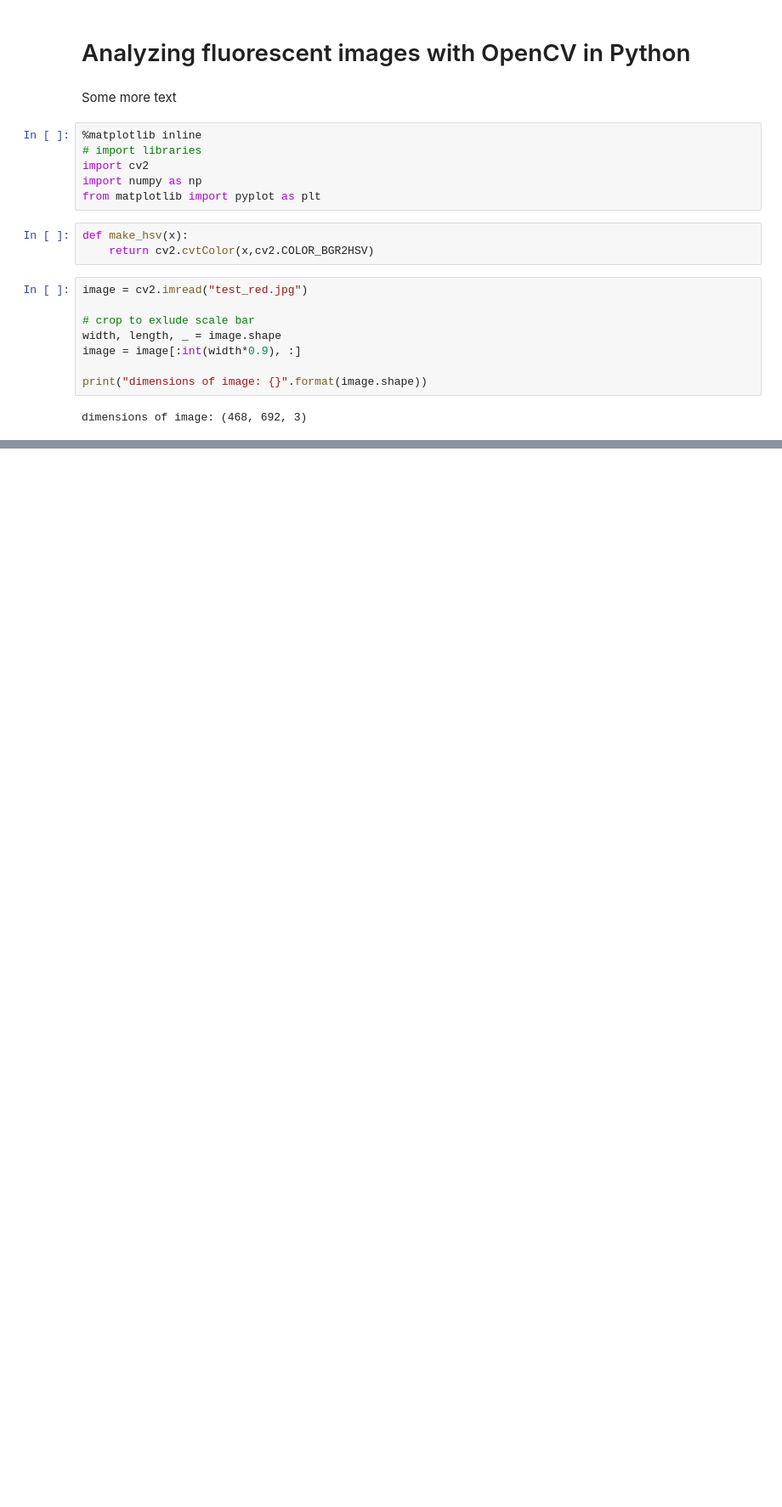
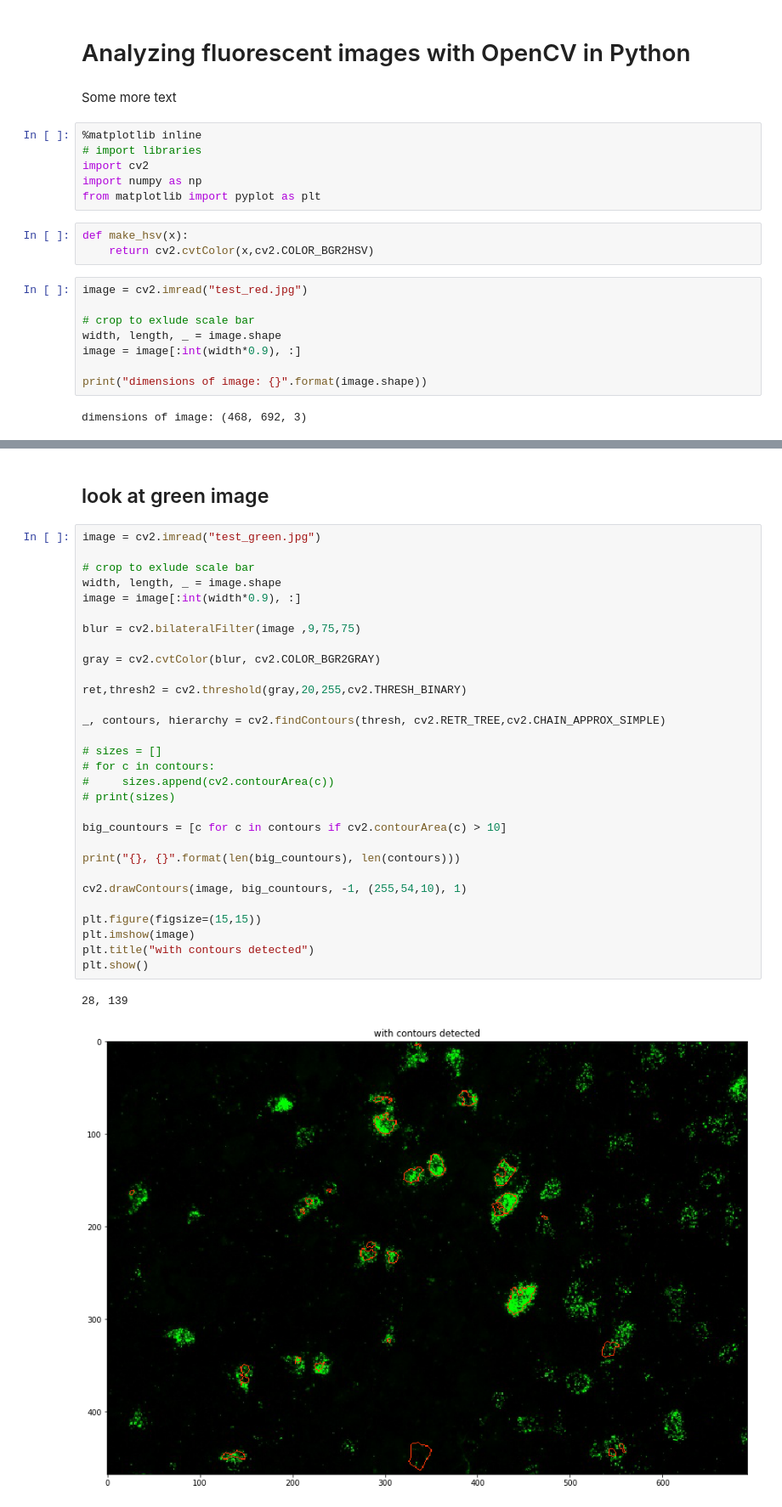
Before and after one commit to lukereding/detect_fluorescent_overlap, a Jupyter notebook: notebook.ipynb, the cells around one changed output, grey strips where cells are left out. Shown at 85% size. Drawn from its saved outputs; the diff is of its cells as text; blank space fills up the shorter version.

```diff
--- a/notebook.ipynb
+++ b/notebook.ipynb
@@ -88,0 +88,35 @@ plt.show()
+# %% [markdown]
+## look at green image
+# %%
+image = cv2.imread("test_green.jpg")
+
+# crop to exlude scale bar
+width, length, _ = image.shape
+image = image[:int(width*0.9), :]
+
+blur = cv2.bilateralFilter(image ,9,75,75)
+
+gray = cv2.cvtColor(blur, cv2.COLOR_BGR2GRAY)
+
+ret,thresh2 = cv2.threshold(gray,20,255,cv2.THRESH_BINARY)
+
+_, contours, hierarchy = cv2.findContours(thresh, cv2.RETR_TREE,cv2.CHAIN_APPROX_SIMPLE)
+
+# sizes = []
+# for c in contours:
+#     sizes.append(cv2.contourArea(c))
+# print(sizes)
+
+big_countours = [c for c in contours if cv2.contourArea(c) > 10]
+
+print("{}, {}".format(len(big_countours), len(contours)))
+
+cv2.drawContours(image, big_countours, -1, (255,54,10), 1)
+
+plt.figure(figsize=(15,15))
+plt.imshow(image)
+plt.title("with contours detected")
+plt.show()
+# %% [output]
+28, 139
+[figure, added]
```
Also changed, not shown: parts of 11 cells of this notebook, 2 other files.
